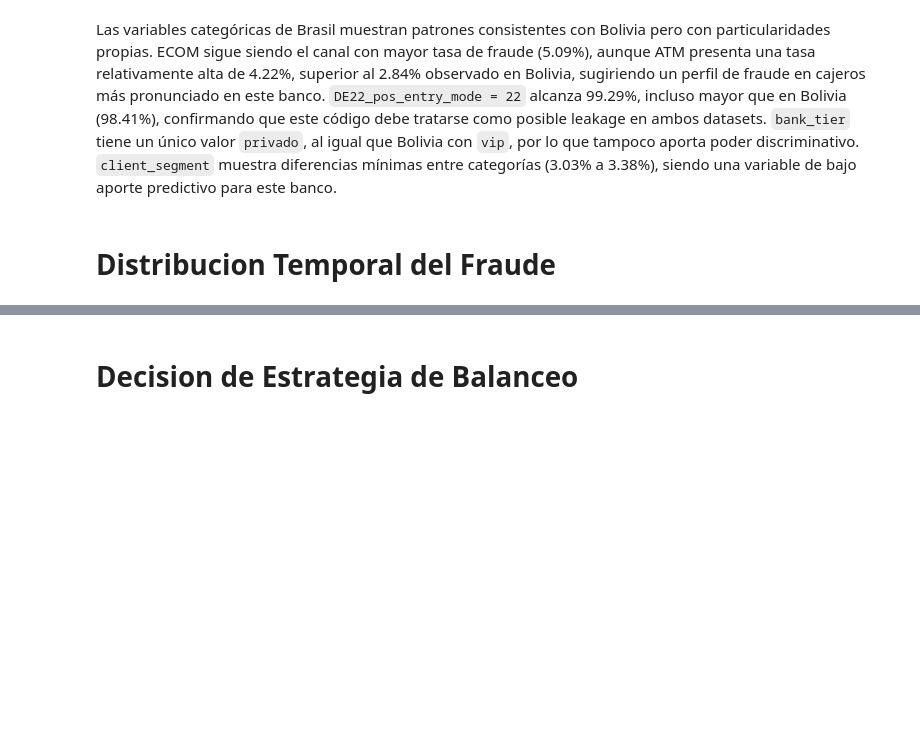
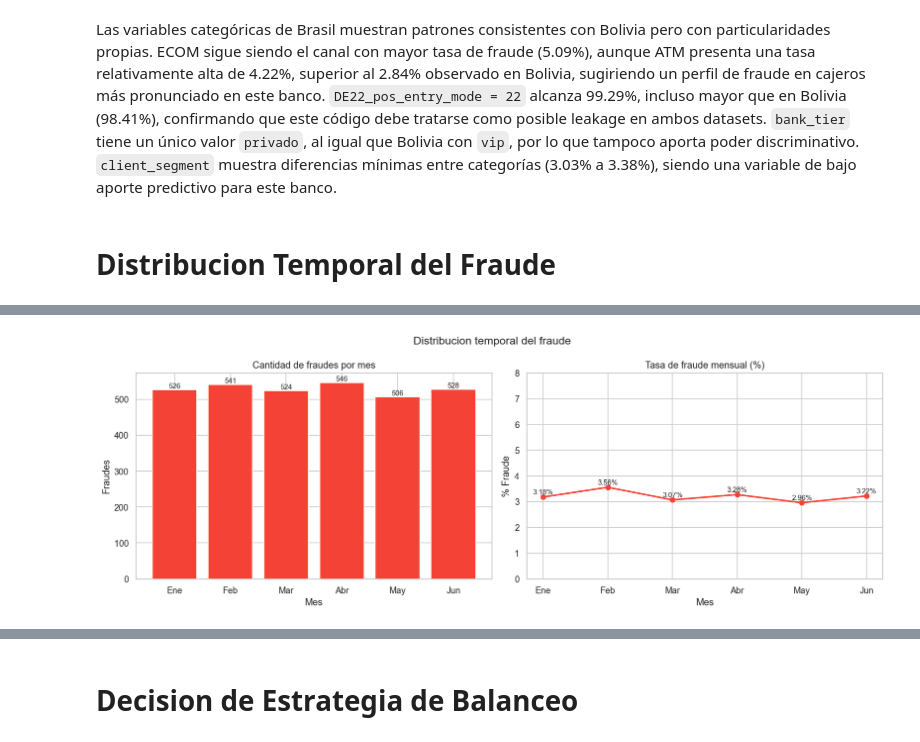
Before and after one commit to josuemj/federated-banking-fraud, a Jupyter notebook: analisis_exploratorio/brasil.ipynb, the cells around one changed output, grey strips where cells are left out. Saved outputs shown, nothing was run; the diff lists cells and outputs as text; code cells hidden in the pictures; blank space fills up the shorter version.

Commit message:
feat: temporal distribution brasil

```diff
--- a/analisis_exploratorio/brasil.ipynb
+++ b/analisis_exploratorio/brasil.ipynb
@@ -300,3 +300,14 @@ poder discriminativo. `client_segment` muestra diferencias mínimas entre catego
 siendo una variable de bajo aporte predictivo para este banco.
 # %% [markdown]
 # Distribucion Temporal del Fraude
+# %%
+df['DE15_settlement_date'] = df['DE15_settlement_date'].fillna(0).astype(int).astype(str).str.zfill(4)
+df['month_parsed'] = df['DE15_settlement_date'].str[:2].astype(int)
+
+monthly = df.groupby('month_parsed').agg(
+    total=('is_fraud', 'count'),
+    fraudes=('is_fraud', 'sum')
+).reset_index()
+monthly['tasa_fraude'] = (monthly['fraudes'] / monthly['total'] * 100).round(4)
+
+print(monthly.to_string(index=False))
@@ -302,0 +324,28 @@ siendo una variable de bajo aporte predictivo para este banco.
+# %%
+monthly_clean = monthly[monthly['month_parsed'] > 0].copy()
+month_names = {1:'Ene', 2:'Feb', 3:'Mar', 4:'Abr', 5:'May', 6:'Jun'}
+monthly_clean['mes'] = monthly_clean['month_parsed'].map(month_names)
+monthly_clean = monthly_clean.dropna(subset=['mes'])
+
+fig, axes = plt.subplots(1, 2, figsize=(14, 5))
+
+axes[0].bar(monthly_clean['mes'], monthly_clean['fraudes'], color='#F44336')
+axes[0].set_title('Cantidad de fraudes por mes')
+axes[0].set_xlabel('Mes')
+axes[0].set_ylabel('Fraudes')
+for i, v in enumerate(monthly_clean['fraudes']):
+    axes[0].text(i, v + 5, str(v), ha='center', fontsize=9)
+
+axes[1].plot(monthly_clean['mes'], monthly_clean['tasa_fraude'], marker='o', color='#F44336', linewidth=2)
+axes[1].set_title('Tasa de fraude mensual (%)')
+axes[1].set_xlabel('Mes')
+axes[1].set_ylabel('% Fraude')
+axes[1].set_ylim(0, 8)
+for i, v in enumerate(monthly_clean['tasa_fraude']):
+    axes[1].text(i, v + 0.1, f'{v:.2f}%', ha='center', fontsize=9)
+
+plt.suptitle('Distribucion temporal del fraude', fontsize=14)
+plt.tight_layout()
+plt.show()
+# %% [output]
+[figure, added]
```
Also changed, not shown: parts of 2 cells of this notebook.
